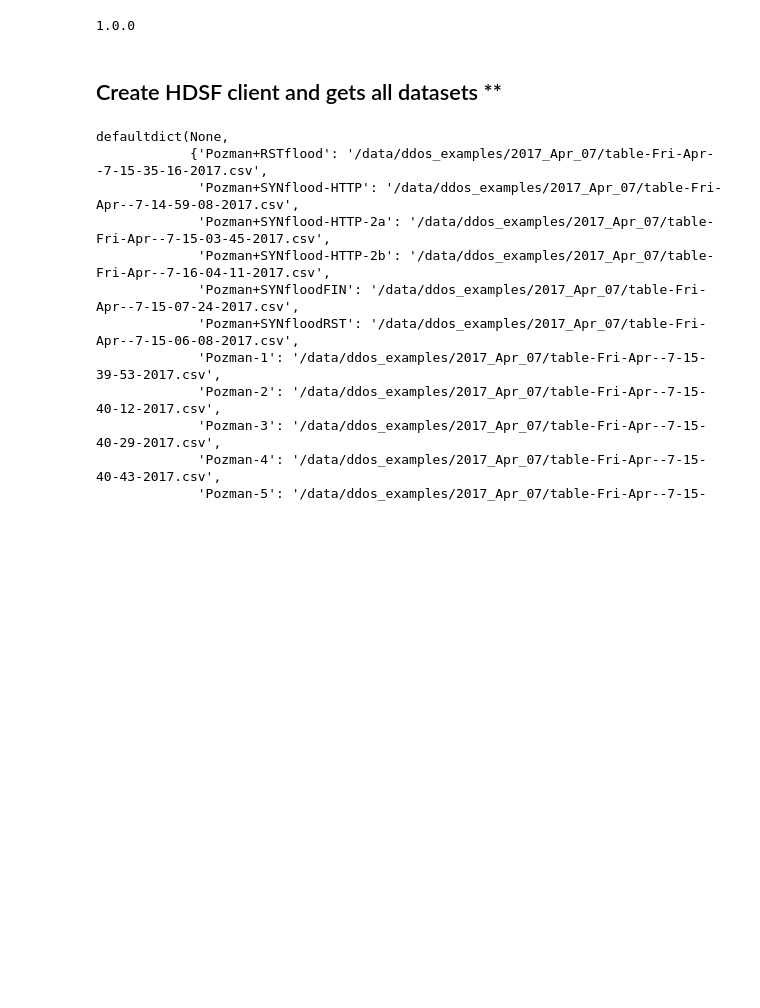
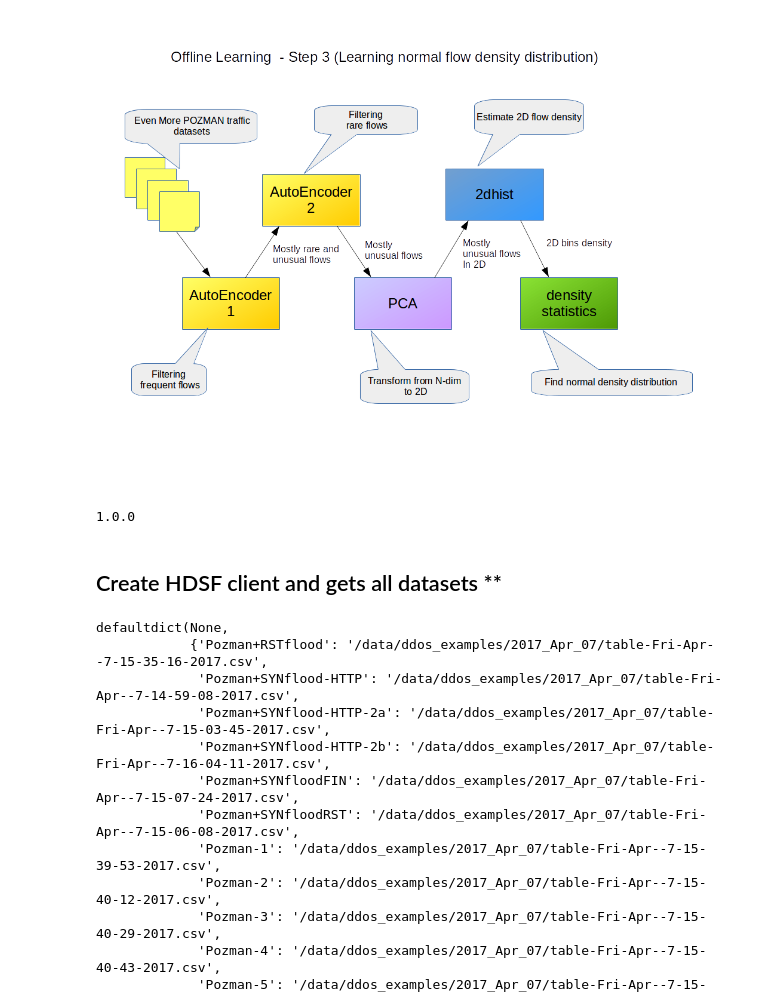
Before and after one commit to damomeen/machine_learning_various, a Jupyter notebook: DP_density_based_novelity_detection.ipynb, the cells around one changed output. Drawn from its saved outputs; the diff is of its cells as text; code cells hidden in the pictures; blank space fills up the shorter version.

```diff
--- a/DP_density_based_novelity_detection.ipynb
+++ b/DP_density_based_novelity_detection.ipynb
@@ -28,3 +26,8 @@ Features `syn_cnt`, `rst_cnt`, `fin_cnt` are divided by `pkts_cnt` to have each
+# %%
+from IPython.display import Image, display
+display(Image(filename='Flow_density_anomalies_images/Density anomalities.png', embed=True))
+# %% [output]
+[figure, added]
 # %%
 from hdfs import InsecureClient
 from pprint import pprint
```
Also changed, not shown: parts of 9 cells of this notebook.
